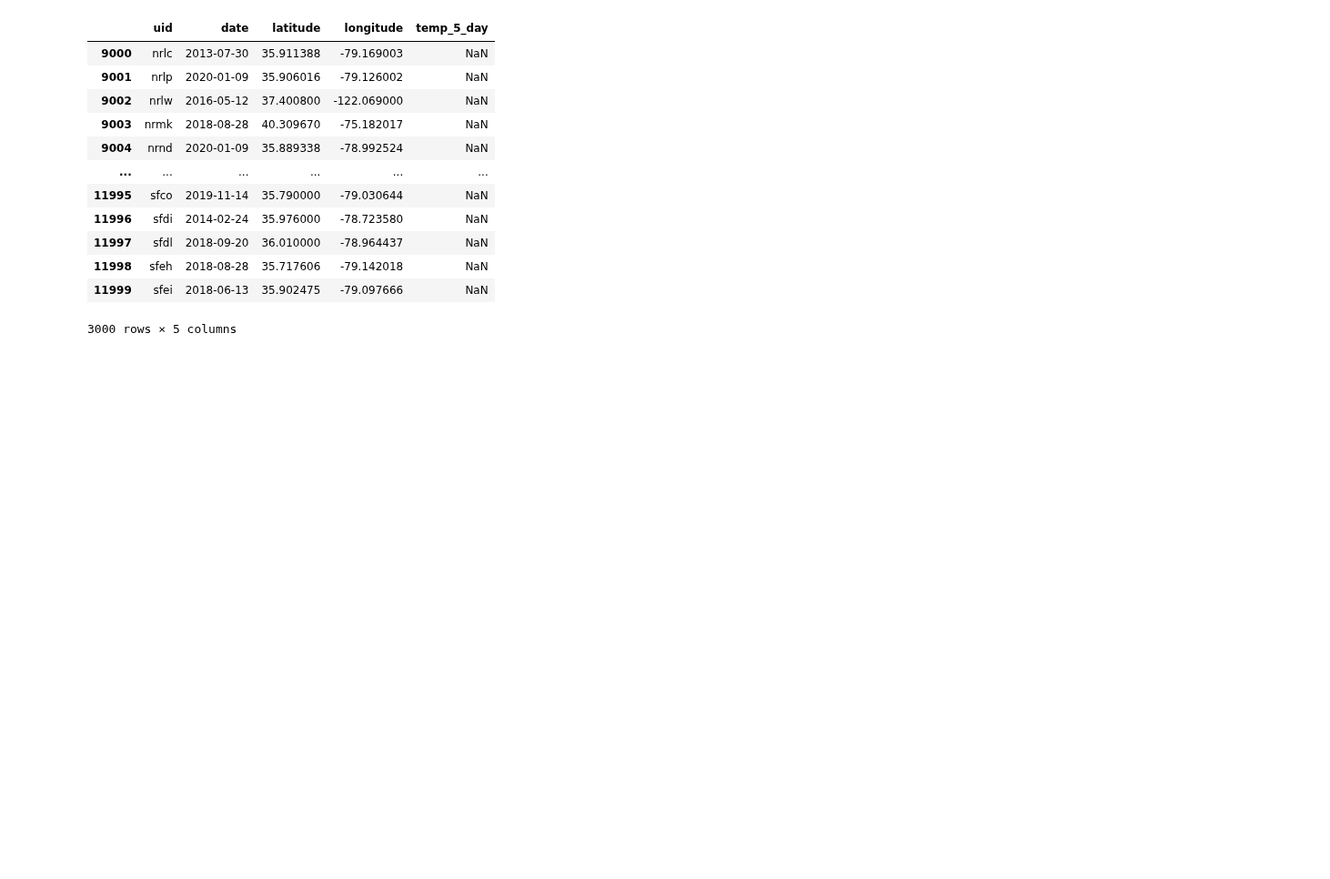
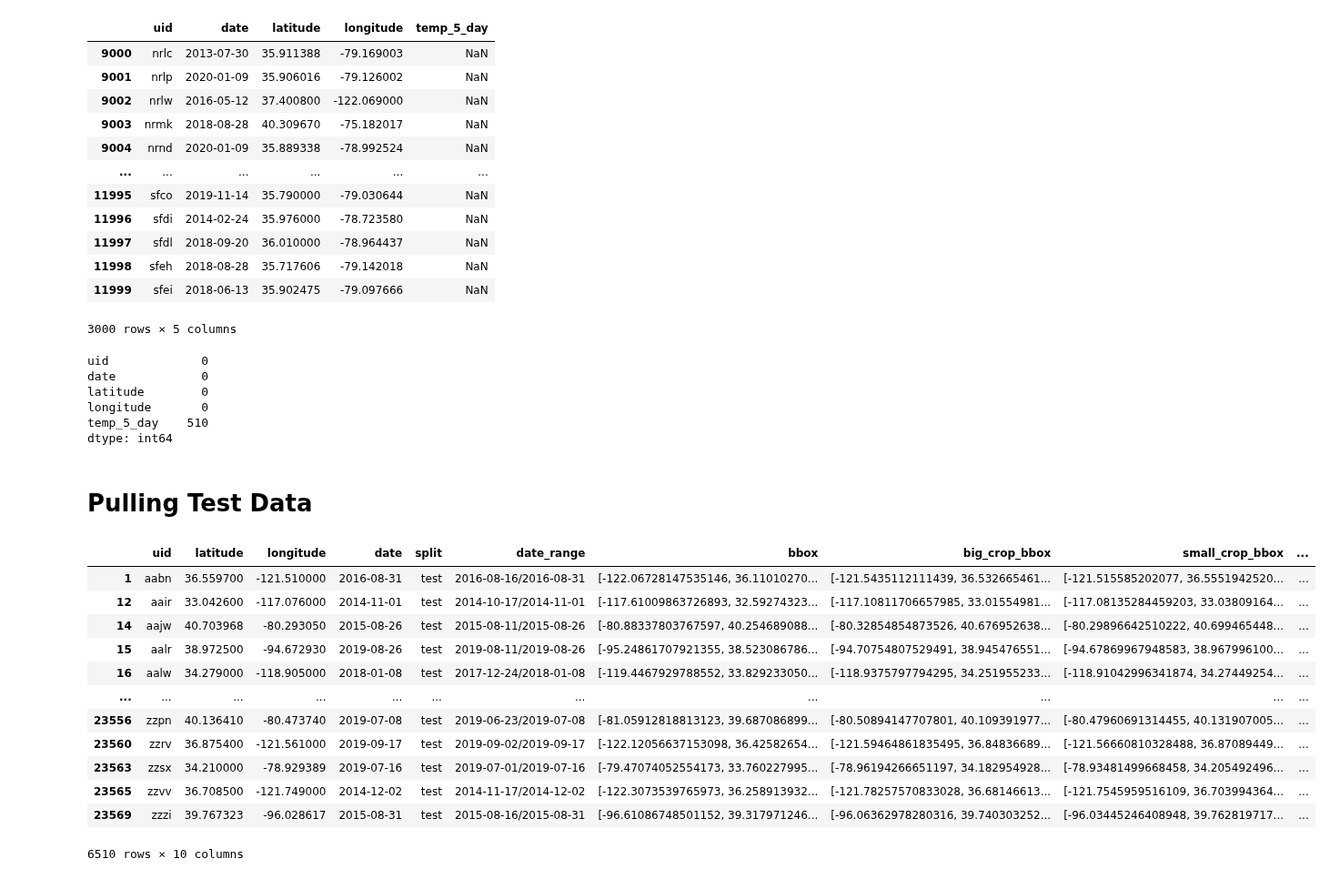
Before and after one commit to mduncan23/Predicting-Harmful-Algal-Blooms, a Jupyter notebook: Temp_data_pulls-my attempts.ipynb, the cells around one changed output. Shown at 91% size. Cells and saved outputs as stored; diff of their text form; code cells hidden in the pictures; blank space fills up the shorter version.

```diff
--- a/Temp_data_pulls-my attempts.ipynb
+++ b/Temp_data_pulls-my attempts.ipynb
@@ -855,3 +855,12 @@ for index in range(len(climate_5_day_9000_to_11999)):
         grbs.close()
         file.close()
         os.remove(file.name)
+# %%
+climate_5_day_9000_to_11999.isna().sum()
+# %% [output]
+uid             0
+date            0
+latitude        0
+longitude       0
+temp_5_day    510
+dtype: int64
@@ -857,0 +869,18 @@ for index in range(len(climate_5_day_9000_to_11999)):
+# %% [markdown]
+# Pulling Test Data
+# %%
+sat_test
+# %% [output]
+|  | uid | latitude | longitude | date | split | date_range | bbox | big_crop_bbox | small_crop_bbox | ... |
+| 1 | aabn | 36.559700 | -121.510000 | 2016-08-31 | test | 2016-08-16/2016-08-31 | [-122.06728147535146, 36.11010270... | [-121.5435112111439, 36.532665461... | [-121.515585202077, 36.5551942520... | ... |
+| 12 | aair | 33.042600 | -117.076000 | 2014-11-01 | test | 2014-10-17/2014-11-01 | [-117.61009863726893, 32.59274323... | [-117.10811706657985, 33.01554981... | [-117.08135284459203, 33.03809164... | ... |
+| 14 | aajw | 40.703968 | -80.293050 | 2015-08-26 | test | 2015-08-11/2015-08-26 | [-80.88337803767597, 40.254689088... | [-80.32854854873526, 40.676952638... | [-80.29896642510222, 40.699465448... | ... |
+| 15 | aalr | 38.972500 | -94.672930 | 2019-08-26 | test | 2019-08-11/2019-08-26 | [-95.24861707921355, 38.523086786... | [-94.70754807529491, 38.945476551... | [-94.67869967948583, 38.967996100... | ... |
+| 16 | aalw | 34.279000 | -118.905000 | 2018-01-08 | test | 2017-12-24/2018-01-08 | [-119.4467929788552, 33.829233050... | [-118.9375797794295, 34.251955233... | [-118.91042996341874, 34.27449254... | ... |
+| ... | ... | ... | ... | ... | ... | ... | ... | ... | ... | ... |
+| 23556 | zzpn | 40.136410 | -80.473740 | 2019-07-08 | test | 2019-06-23/2019-07-08 | [-81.05912818813123, 39.687086899... | [-80.50894147707801, 40.109391977... | [-80.47960691314455, 40.131907005... | ... |
+| 23560 | zzrv | 36.875400 | -121.561000 | 2019-09-17 | test | 2019-09-02/2019-09-17 | [-122.12056637153098, 36.42582654... | [-121.59464861835495, 36.84836689... | [-121.56660810328488, 36.87089449... | ... |
+| 23563 | zzsx | 34.210000 | -78.929389 | 2019-07-16 | test | 2019-07-01/2019-07-16 | [-79.47074052554173, 33.760227995... | [-78.96194266651197, 34.182954928... | [-78.93481499668458, 34.205492496... | ... |
+| 23565 | zzvv | 36.708500 | -121.749000 | 2014-12-02 | test | 2014-11-17/2014-12-02 | [-122.3073539765973, 36.258913932... | [-121.78257570833028, 36.68146613... | [-121.7545959516109, 36.703994364... | ... |
+| 23569 | zzzi | 39.767323 | -96.028617 | 2015-08-31 | test | 2015-08-16/2015-08-31 | [-96.61086748501152, 39.317971246... | [-96.06362978280316, 39.740303252... | [-96.03445246408948, 39.762819717... | ... |
+6510 rows × 10 columns
```
Also changed, not shown: parts of 6 cells of this notebook, 3 other files.
